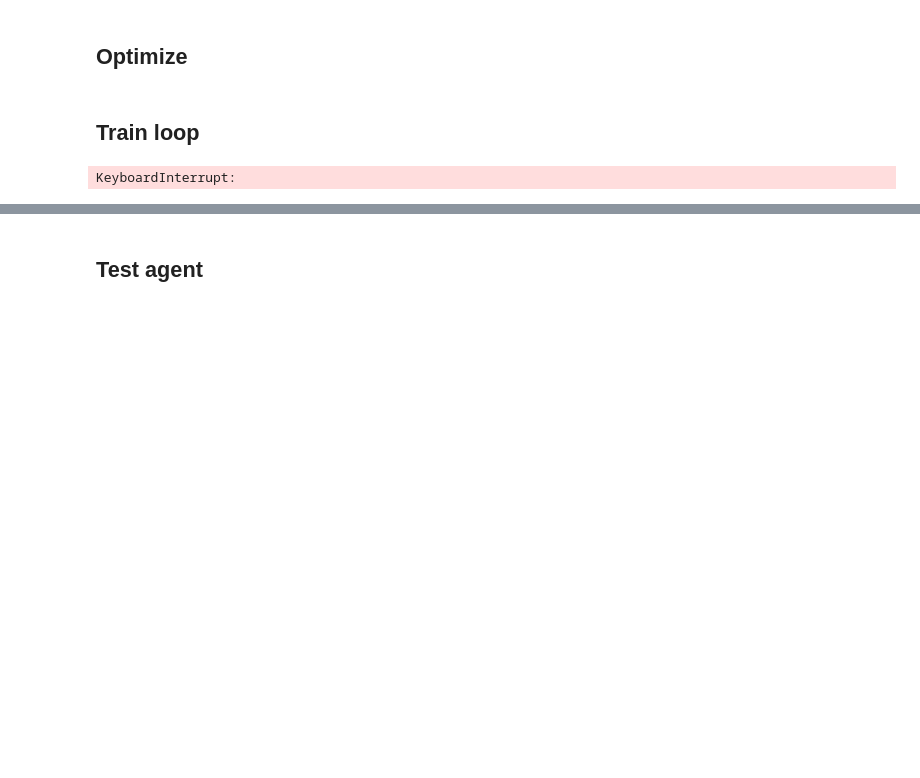
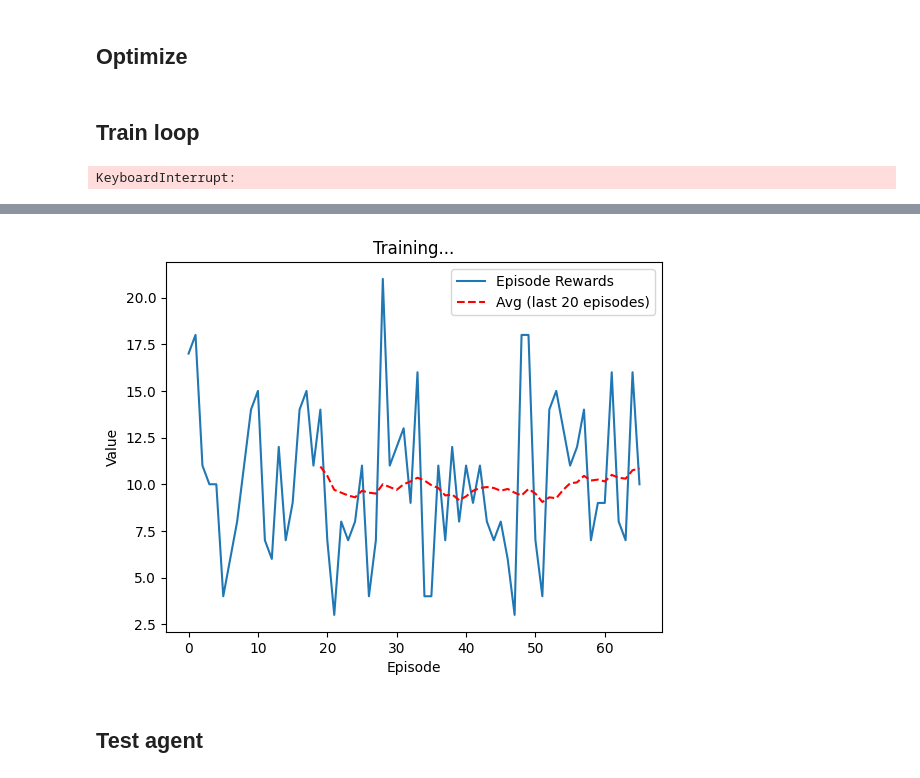
Before and after one commit to EmaSuriano/pytorch-demo, a Jupyter notebook: atari-colab.ipynb, the cells around one changed output, grey strips where cells are left out. Saved outputs shown, nothing was run; the diff lists cells and outputs as text; code cells hidden in the pictures; blank space fills up the shorter version.

```diff
--- a/atari-colab.ipynb
+++ b/atari-colab.ipynb
@@ -478,2 +419,10 @@ def select_action(state: torch.Tensor) -> torch.Tensor:
+# %%
+def select_action(state: torch.Tensor, epsilon: float) -> torch.Tensor:
+    # Epsilon-greedy selection: either choose the best action or random action
+    if random.random() > epsilon:
+        with torch.no_grad():
+            return policy_net(state).max(1)[1].view(1, 1)  # Select best action
+    else:
+        return torch.tensor([[env.action_space.sample()]], device=device)  # Random action
 # %% [markdown]
 ## Plot Duration
@@ -562,6 +513,23 @@ def optimize_model():
 # %% [markdown]
 ## Train loop
 # %%
+env = create_env(ENV_ID, video_per_episode=VIDEO_PER_EPISODE)
+
+# Get number of actions from gym action space
+n_actions = env.action_space.n
+
+policy_net = DQN(in_channels=4, n_actions=n_actions).to(device)
+target_net = DQN(in_channels=4, n_actions=n_actions).to(device)
+
+target_net.load_state_dict(policy_net.state_dict())
+target_net.eval()
+
+optimizer = optim.AdamW(policy_net.parameters(), lr=LR, amsgrad=True)
+memory = ReplayMemory(50000)
+
+# keep track of score per episode
+episode_scores = []
+
 for i_episode in range(NUM_EPISODES):
     # Initialize the environment and get its state
     state = env.reset()
@@ -570,26 +538,31 @@ for i_episode in range(NUM_EPISODES):
     # stack four frames together, hoping to learn temporal info
     state = torch.stack((state, state, state, state)).unsqueeze(0)  # (1,4,84,84)
 
-    for t in count():
-        action = select_action(state)
+    done = False
+    score = 0
+
+    while not done:
+        epsilon = EPS_END + (EPS_START - EPS_END) * math.exp(-1 * i_episode / EPS_DECAY)
+
+        action = select_action(state, epsilon)
         obs, reward, terminated, truncated, _ = env.step(action.item())
+        score += reward
+
         reward = torch.tensor([reward], device=device)
         done = terminated or truncated
 
-        if terminated:
-            next_state = None
-        else:
-            next_state = torch.from_numpy(obs.astype(np.float32)).to(device)  # (84,84)
-            next_state = torch.stack(
-              (
-                next_state,
-                state[0][0],
-                state[0][1],
-                state[0][2],
-              )
-            ).unsqueeze(
-                0
-            )
+        # if terminated:
+        #     next_state = None
+        # else:
+        next_state = torch.from_numpy(obs.astype(np.float32)).to(device)  # (84,84)
+        next_state = torch.stack(
+          (
+            next_state,
+            state[0][0],
+            state[0][1],
+            state[0][2],
+          )
+        ).unsqueeze(0)
 
         # Store the transition in memory
         memory.push(state, action, next_state, reward)
@@ -604,21 +577,23 @@ for i_episode in range(NUM_EPISODES):
         # θ′ ← τ θ + (1 −τ )θ′
         target_net_state_dict = target_net.state_dict()
         policy_net_state_dict = policy_net.state_dict()
+        # for key in policy_net_state_dict:
+        #     target_net_state_dict[key] = policy_net_state_dict[
+        #         key
+        #     ] * TAU + target_net_state_dict[key] * (1 - TAU)
+
         for key in policy_net_state_dict:
-            target_net_state_dict[key] = policy_net_state_dict[
-                key
-            ] * TAU + target_net_state_dict[key] * (1 - TAU)
+          target_net_state_dict[key] =  target_net_state_dict[key] * (1 - TAU) + policy_net_state_dict[key] * TAU
+
         target_net.load_state_dict(target_net_state_dict)
 
-        if done:
-            episode_durations.append(t + 1)
-            plot_durations()
-            break
 
-
+    print(f"Episode {i_episode+1}: {score} {epsilon}")
+    episode_scores.append(score)
+    plot_results(episode_scores)
 
 print("Complete")
-plot_durations(show_result=True)
+plot_results(episode_scores, show_result=True)
 plt.ioff()
 plt.show()
 # %% [output]
@@ -627,3 +601,4 @@ KeyboardInterrupt:
+[figure, added]
 # %% [markdown]
 ## Test agent
 # %%
```
Also changed, not shown: parts of 9 cells of this notebook.
